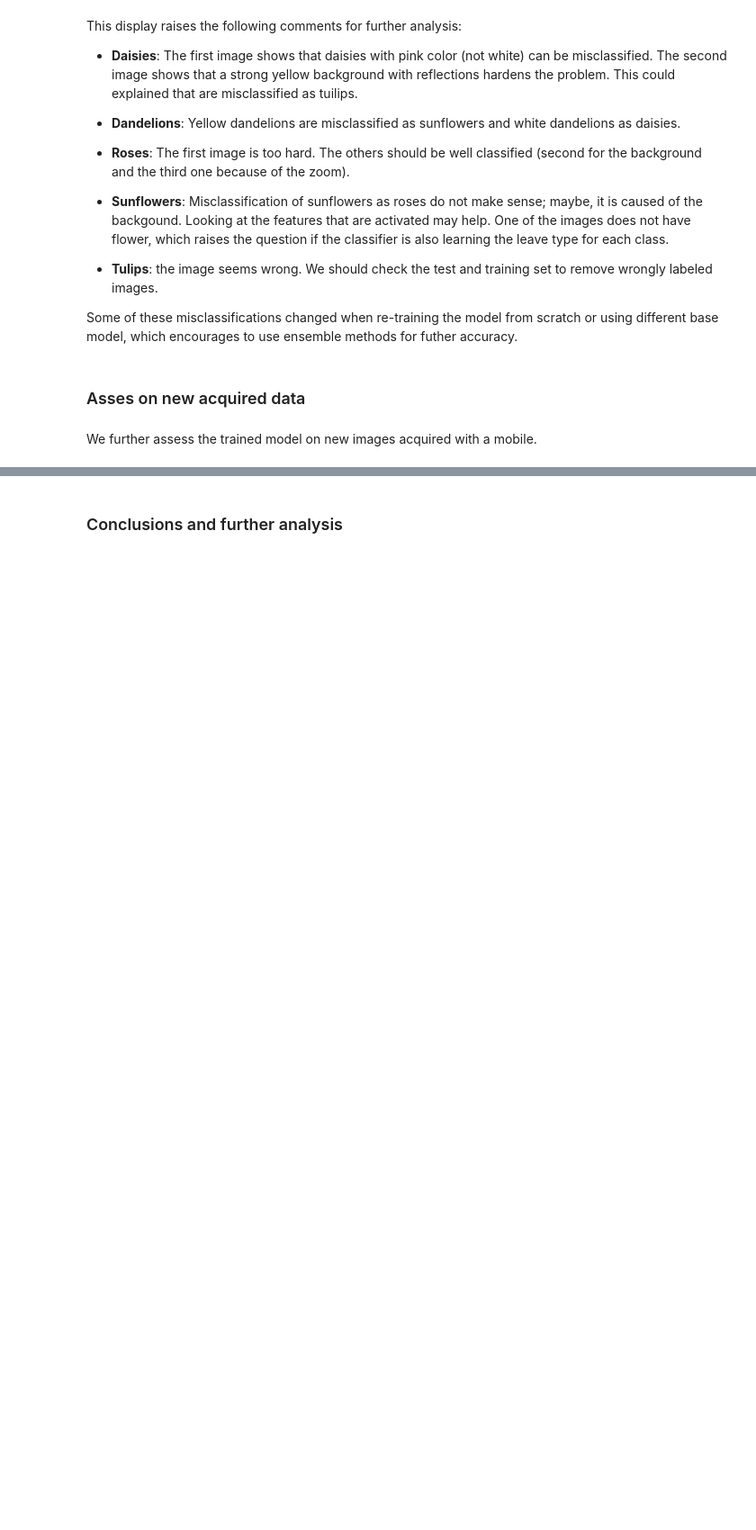
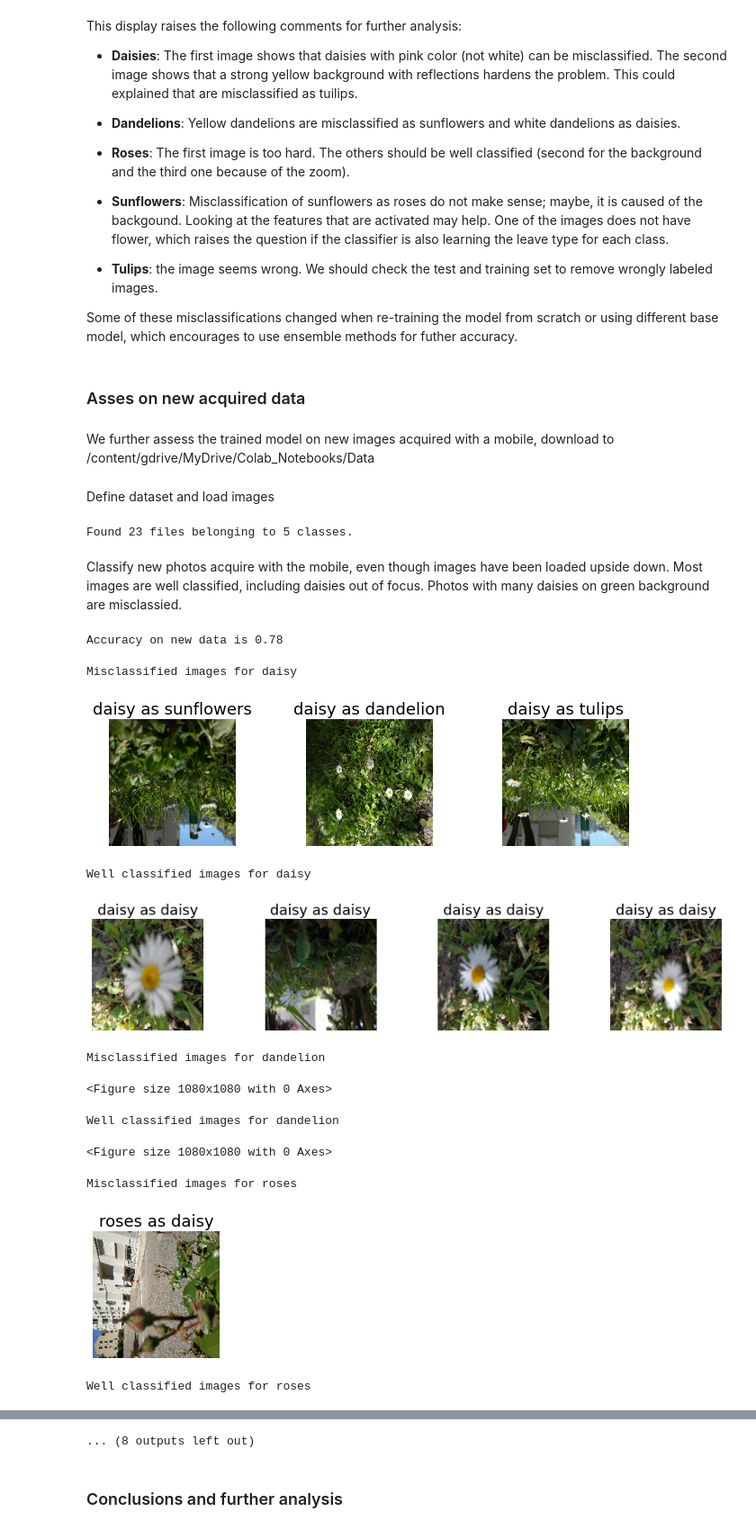
Before and after one commit to jabascal/deep-learning-for-computer-vision-with-keras, a Jupyter notebook: image_classification_using_transfer_learning.ipynb, the cells around one changed output, grey strips where cells are left out. Shown at 90% size. Drawn from its saved outputs; the diff is of its cells as text; code cells hidden in the pictures; blank space fills up the shorter version.

```diff
--- a/image_classification_using_transfer_learning.ipynb
+++ b/image_classification_using_transfer_learning.ipynb
@@ -740,4 +719,56 @@ Some of these misclassifications changed when re-training the model from scratch
 # %% [markdown]
 ### Asses on new acquired data
 # %% [markdown]
-We further assess the trained model on new images acquired with a mobile.
+We further assess the trained model on new images acquired with a mobile, download to /content/gdrive/MyDrive/Colab_Notebooks/Data
+# %%
+# Download new data
+#dataset_url = "https://www.dropbox.com/s/sofqjvmlt1omqr6/flowers_mobile.rar?dl=0"
+#data_new_dir = tf.keras.utils.get_file('flowers_mobile', origin=dataset_url, extract=True,)
+data_new_dir = '/content/gdrive/MyDrive/Colab_Notebooks/Data'
+os.chdir(data_new_dir)
+!wget -P data_new_dir -O flowers_mobile.rar https://www.dropbox.com/s/sofqjvmlt1omqr6/flowers_mobile.rar?dl=0
+!unrar flowers_mobile.rar -idq
+!rm flowers_mobile.rar
+data_new_dir = os.path.join(data_new_dir, 'flowers_mobile')
+
+print(f"Dataset saved at: {data_new_dir}")
+# %% [markdown]
+Define dataset and load images
+# %%
+# New test data
+test_new_ds = tf.keras.preprocessing.image_dataset_from_directory(
+  data_new_dir,
+  validation_split=None,
+  image_size=(img_height, img_width),
+  batch_size=batch_size)
+
+data_test_new, label_test_new = get_imgs_from_dataset(test_new_ds, len(test_new_ds))
+# %% [output]
+Found 23 files belonging to 5 classes.
+# %% [markdown]
+Classify new photos acquire with the mobile, even though images have been loaded upside down. Most images are well classified, including daisies out of focus. Photos with many daisies on green background are misclassied.
+# %%
+# Predict
+data_pred_new = model.predict(data_test_new)
+data_pred_new_class = np.argmax(data_pred_new, axis=1)
+
+acc_fn = tf.keras.metrics.Accuracy()
+test_new_acc = acc_fn(data_pred_new_class, label_test_new)
+print('Accuracy on new data is %.2f' % (test_new_acc))
+# %% [output]
+Accuracy on new data is 0.78
+# %%
+# Display misclassified images
+display_misclassified_images(data_test_new, label_test_new, data_pred_new_class, class_names,misclassified_only=False)
+# %% [output]
+Misclassified images for daisy
+[figure, added]
+Well classified images for daisy
+[figure, added]
+Misclassified images for dandelion
+<Figure size 1080x1080 with 0 Axes>
+Well classified images for dandelion
+<Figure size 1080x1080 with 0 Axes>
+Misclassified images for roses
+[figure, added]
+Well classified images for roses
@@ -744,3 +776,4 @@ We further assess the trained model on new images acquired with a mobile.
+... (8 outputs left out)
 # %% [markdown]
 ### Conclusions and further analysis
 # %% [markdown]
```
Also changed, not shown: parts of 20 cells of this notebook, 2 other files.
